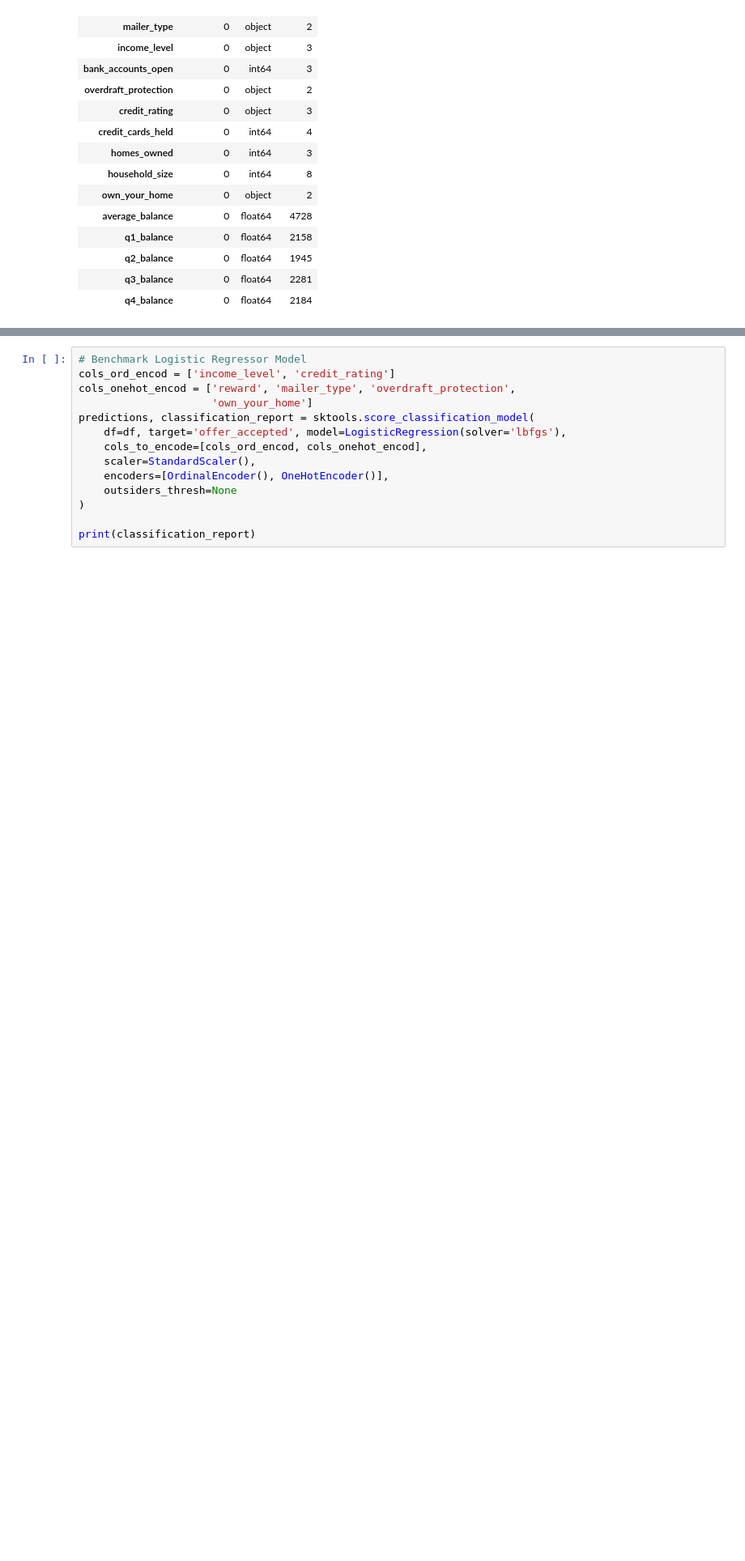
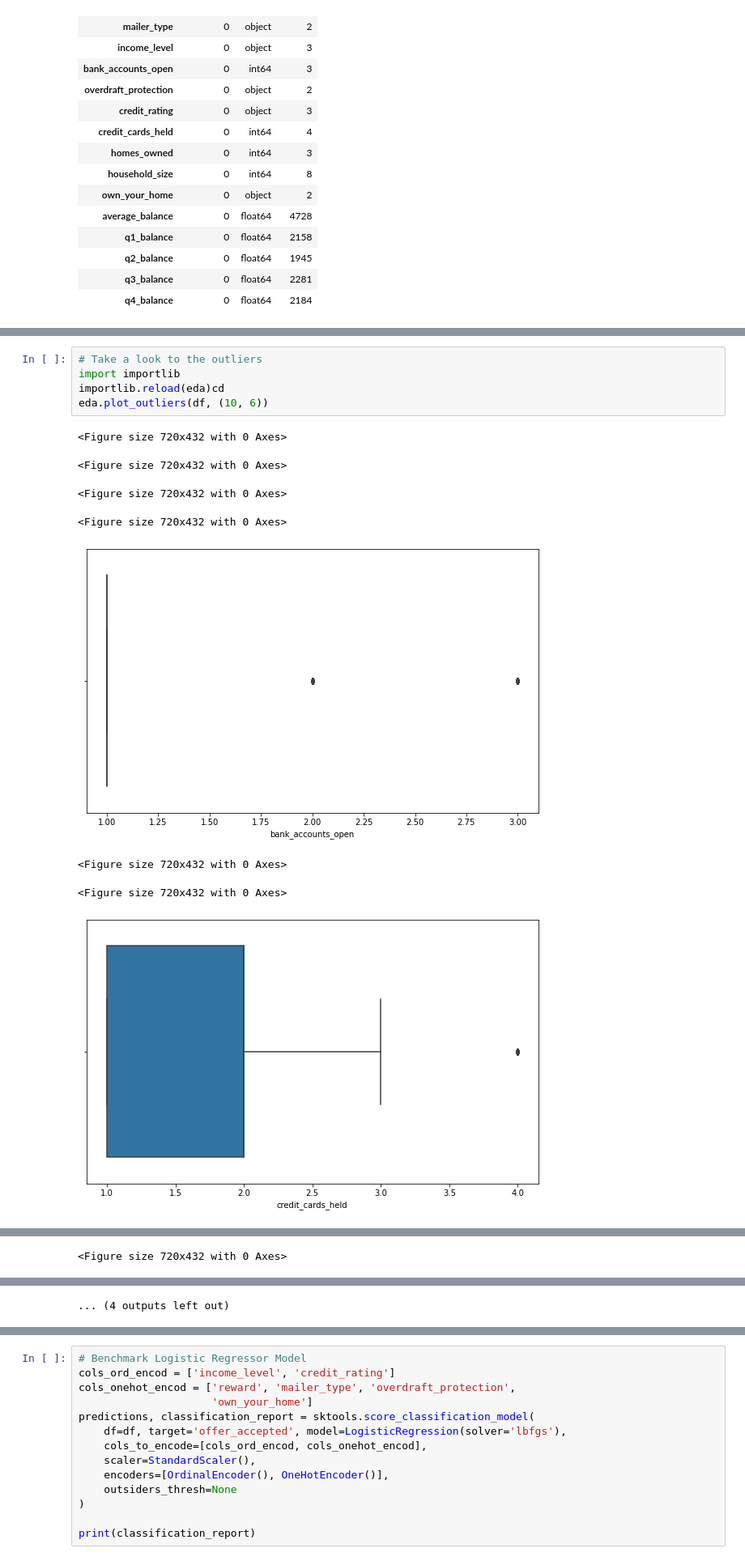
Before and after one commit to Edoardo1996/ironhack-mid-project, a Jupyter notebook: index.ipynb, the cells around one changed output, grey strips where cells are left out. Shown at 81% size. Drawn from its saved outputs; the diff is of its cells as text; blank space fills up the shorter version.

```diff
--- a/index.ipynb
+++ b/index.ipynb
@@ -76,0 +108,14 @@ eda.report(df)
+# %%
+# Take a look to the outliers
+import importlib
+importlib.reload(eda)cd
+eda.plot_outliers(df, (10, 6))
+# %% [output]
+<Figure size 720x432 with 0 Axes>
+<Figure size 720x432 with 0 Axes>
+<Figure size 720x432 with 0 Axes>
+<Figure size 720x432 with 0 Axes>
+[figure, added]
+<Figure size 720x432 with 0 Axes>
+<Figure size 720x432 with 0 Axes>
+[figure, added]
@@ -76,0 +124 @@ eda.report(df)
+<Figure size 720x432 with 0 Axes>
@@ -76,0 +126 @@ eda.report(df)
+... (4 outputs left out)
```
Also changed, not shown: parts of 14 cells of this notebook, 1 other file.
